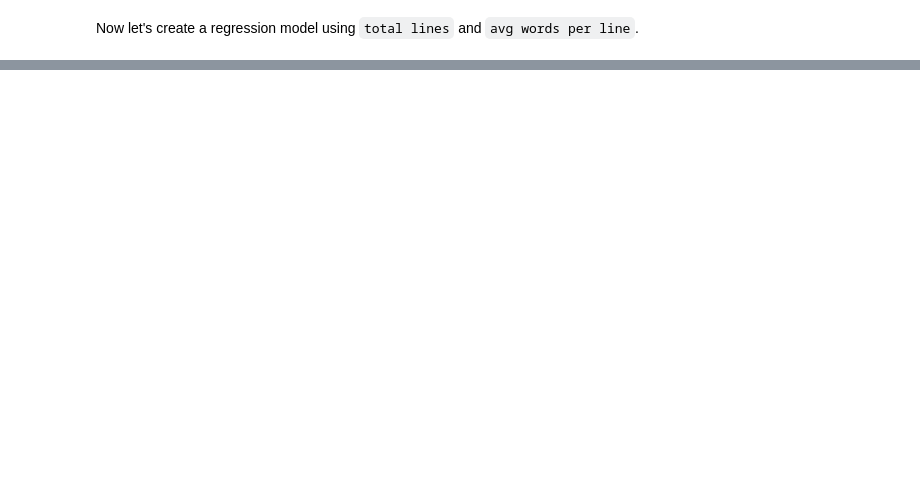
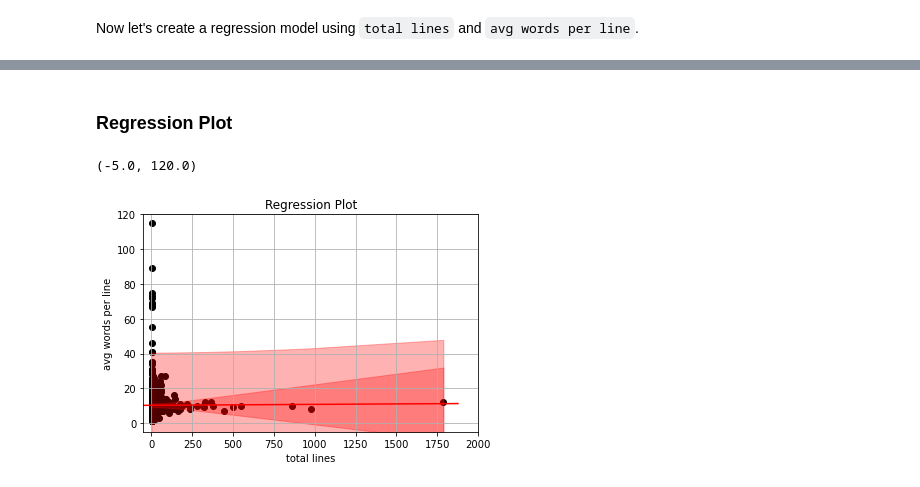
Before and after one commit to prestondunton/marvel-dialogue-nlp, a Jupyter notebook: Dataset Analysis.ipynb, the cells around one changed output, grey strips where cells are left out. Cells and saved outputs as stored; diff of their text form; code cells hidden in the pictures; blank space fills up the shorter version.

```diff
--- a/Dataset Analysis.ipynb
+++ b/Dataset Analysis.ipynb
@@ -193,2 +186,33 @@ OLS Regression Results
 Warnings:
 [1] Standard Errors assume that the covariance matrix of the errors is correctly specified.
+# %% [markdown]
+### Regression Plot
+# %%
+def abline(intercept, slope, col):
+    """Plot a line from slope and intercept"""
+    axes = plt.gca()
+    x_vals = np.array(axes.get_xlim())
+    y_vals = intercept + slope * x_vals
+    plt.plot(x_vals, y_vals, '-', color=col)
+
+
+plt.scatter(x = characters['total lines'].to_numpy(),
+            y = characters['avg words per line'].to_numpy(),
+            color='black')
+
+abline(model_1.params[0], model_1.params[1], 'red')
+
+conf_pred_intervals = model_1.get_prediction(characters['total lines']).summary_frame()
+
+plt.fill_between(characters['total lines'], conf_pred_intervals['mean_ci_lower'], conf_pred_intervals['mean_ci_upper'], alpha=0.3, color='red')
+plt.fill_between(characters['total lines'], conf_pred_intervals['obs_ci_lower'], conf_pred_intervals['obs_ci_upper'], alpha=0.3, color='red')
+
+plt.grid()
+plt.title("Regression Plot")
+plt.xlabel('total lines')
+plt.ylabel('avg words per line')
+plt.xlim(-50,2000)
+plt.ylim(-5,120)
+# %% [output]
+(-5.0, 120.0)
+[figure, added]
```
Also changed, not shown: parts of 36 cells of this notebook, 9 other files.
